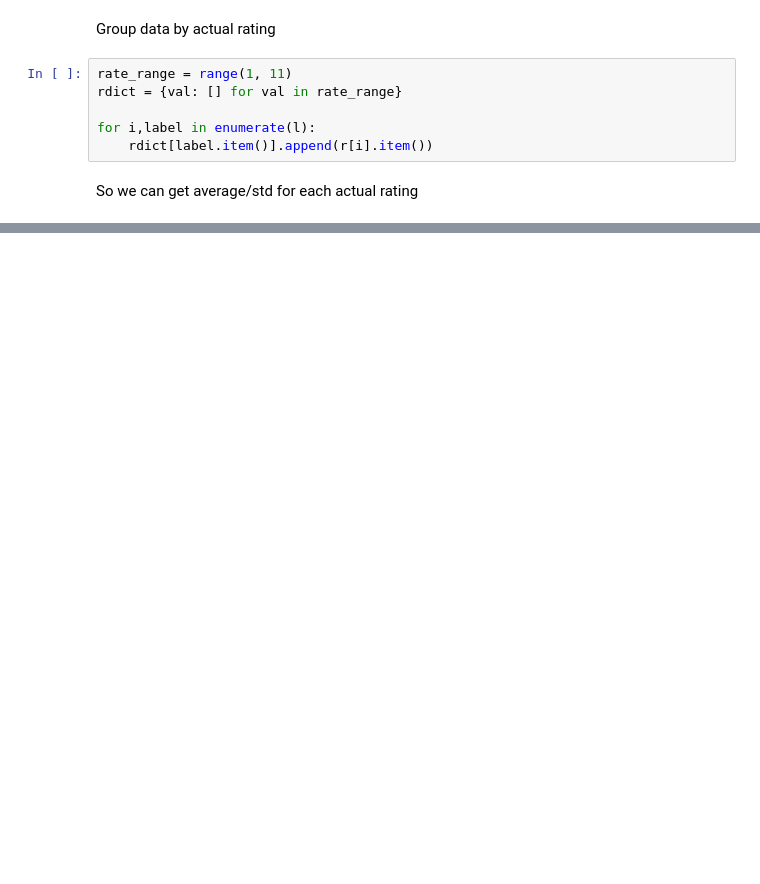
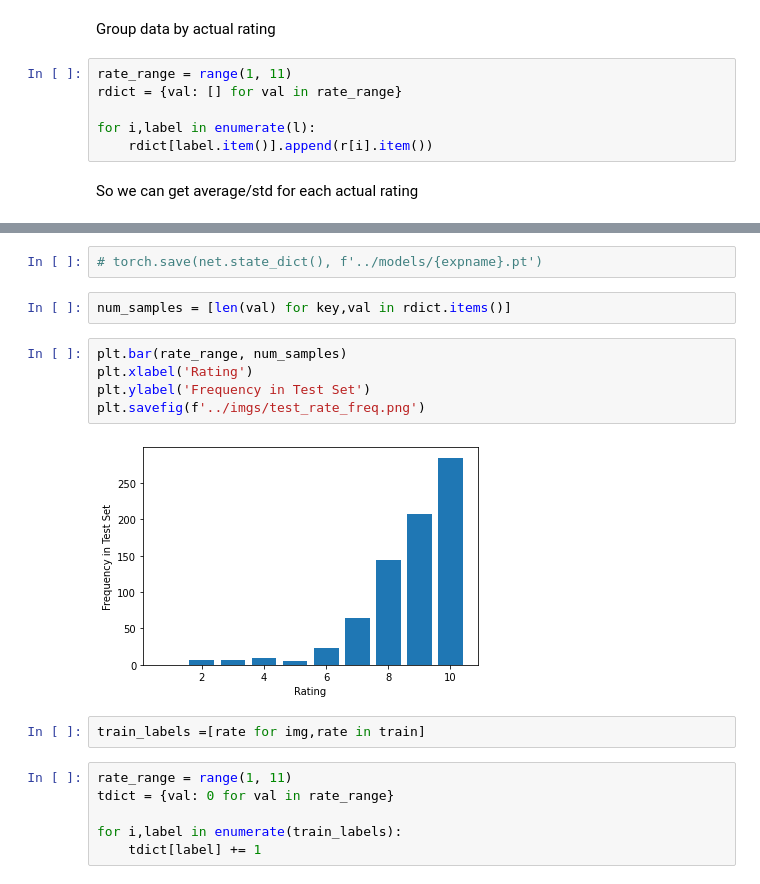
Before and after one commit to wampiter/room-rater, a Jupyter notebook: notebooks/train.ipynb, the cells around one changed output, grey strips where cells are left out. Cells and saved outputs as stored; diff of their text form; blank space fills up the shorter version.

```diff
--- a/notebooks/train.ipynb
+++ b/notebooks/train.ipynb
@@ -141,0 +163,19 @@ plt.savefig('../imgs/Mean_Std_Results_MSELoss.png')
+# %%
+# torch.save(net.state_dict(), f'../models/{expname}.pt')
+# %%
+num_samples = [len(val) for key,val in rdict.items()]
+# %%
+plt.bar(rate_range, num_samples)
+plt.xlabel('Rating')
+plt.ylabel('Frequency in Test Set')
+plt.savefig(f'../imgs/test_rate_freq.png')
+# %% [output]
+[figure, added]
+# %%
+train_labels =[rate for img,rate in train]
+# %%
+rate_range = range(1, 11)
+tdict = {val: 0 for val in rate_range}
+
+for i,label in enumerate(train_labels):
+    tdict[label] += 1
```
Also changed, not shown: parts of 18 cells of this notebook, 5 other files.
